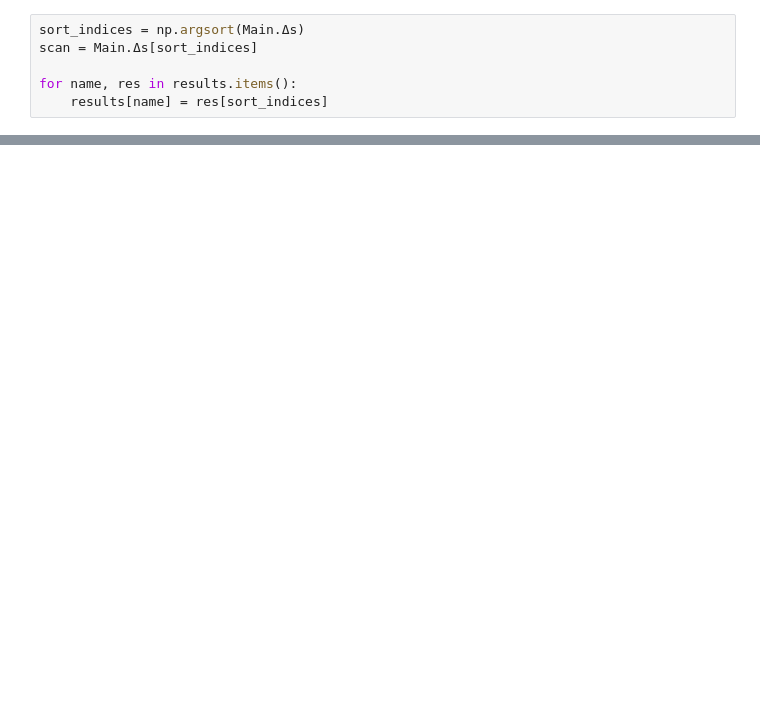
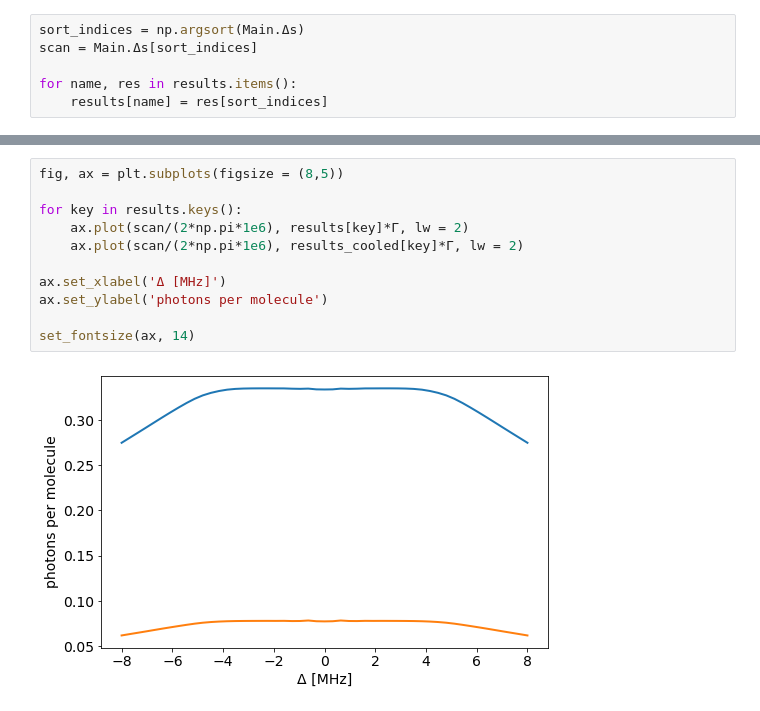
Before and after one commit to ograsdijk/optical-bloch, a Jupyter notebook: Check effect depletion measurement with microwaves 2.ipynb, the cells around one changed output, grey strips where cells are left out. Drawn from its saved outputs; the diff is of its cells as text; blank space fills up the shorter version.

```diff
--- a/Check effect depletion measurement with microwaves 2.ipynb
+++ b/Check effect depletion measurement with microwaves 2.ipynb
@@ -807,0 +907,13 @@ set_fontsize(ax, 14)
+# %%
+fig, ax = plt.subplots(figsize = (8,5))
+
+for key in results.keys():
+    ax.plot(scan/(2*np.pi*1e6), results[key]*Γ, lw = 2)
+    ax.plot(scan/(2*np.pi*1e6), results_cooled[key]*Γ, lw = 2)
+
+ax.set_xlabel('Δ [MHz]')
+ax.set_ylabel('photons per molecule')
+
+set_fontsize(ax, 14)
+# %% [output]
+[figure, added]
```
Also changed, not shown: parts of 58 cells of this notebook, 12 other files.
